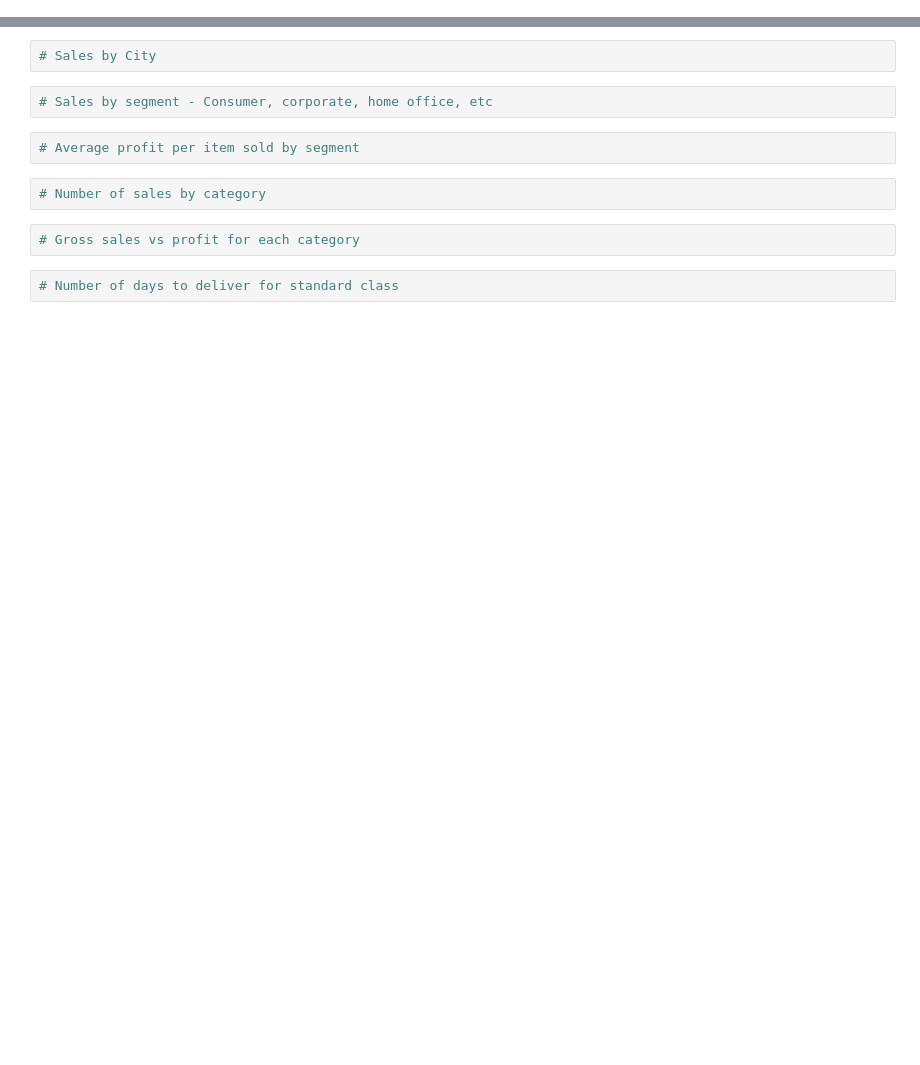
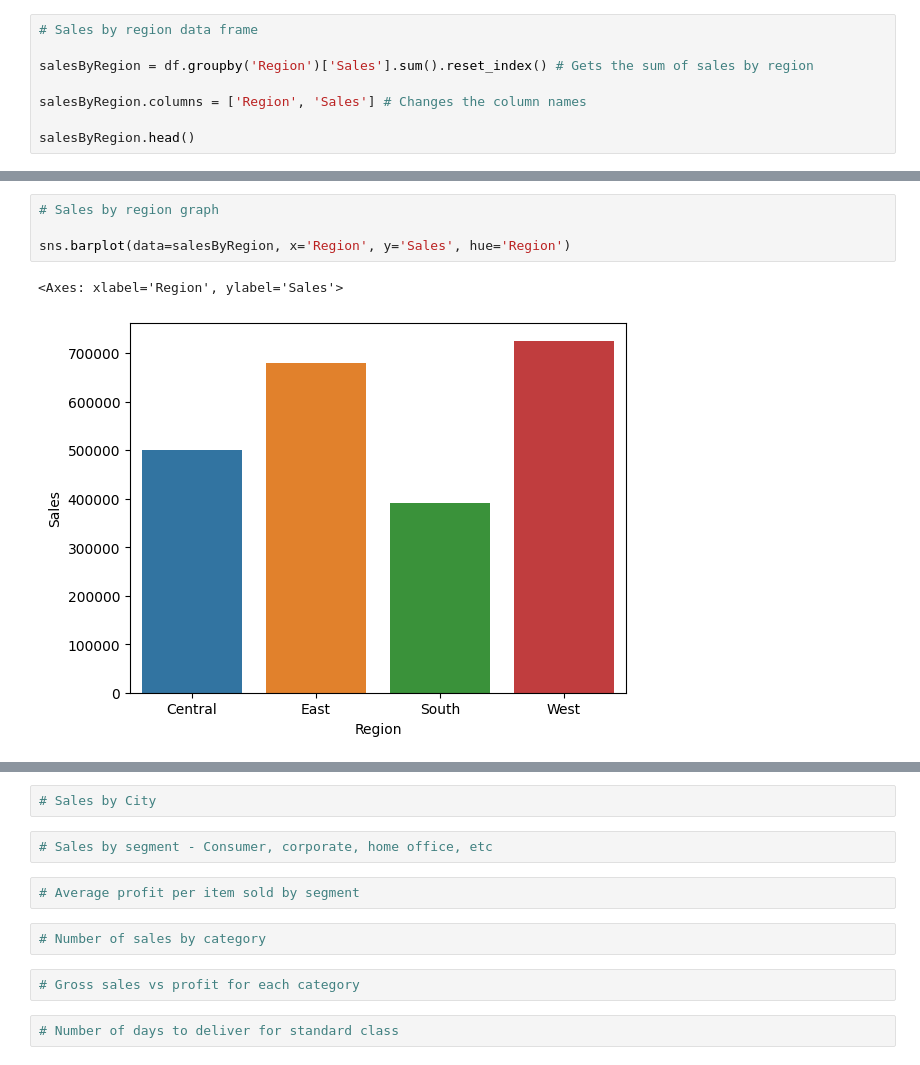
Before and after one commit to EricShinozaki/CS-2410-Final-Project, a Jupyter notebook: CS2410 Final Project.ipynb, the cells around one changed output, grey strips where cells are left out. Cells and saved outputs as stored; diff of their text form; blank space fills up the shorter version.

```diff
--- a/CS2410 Final Project.ipynb
+++ b/CS2410 Final Project.ipynb
@@ -41,0 +83,8 @@ salesVsTime = datesAndProfit.sort_values(by='Ship Date')
+# %%
+# Sales by region data frame
+
+salesByRegion = df.groupby('Region')['Sales'].sum().reset_index() # Gets the sum of sales by region
+
+salesByRegion.columns = ['Region', 'Sales'] # Changes the column names
+
+salesByRegion.head()
@@ -42 +97,8 @@ salesVsTime = datesAndProfit.sort_values(by='Ship Date')
+# %%
+# Sales by region graph
+
+sns.barplot(data=salesByRegion, x='Region', y='Sales', hue='Region')
+# %% [output]
+<Axes: xlabel='Region', ylabel='Sales'>
+[figure, added]
 # %%
```
Also changed, not shown: parts of 11 cells of this notebook.
